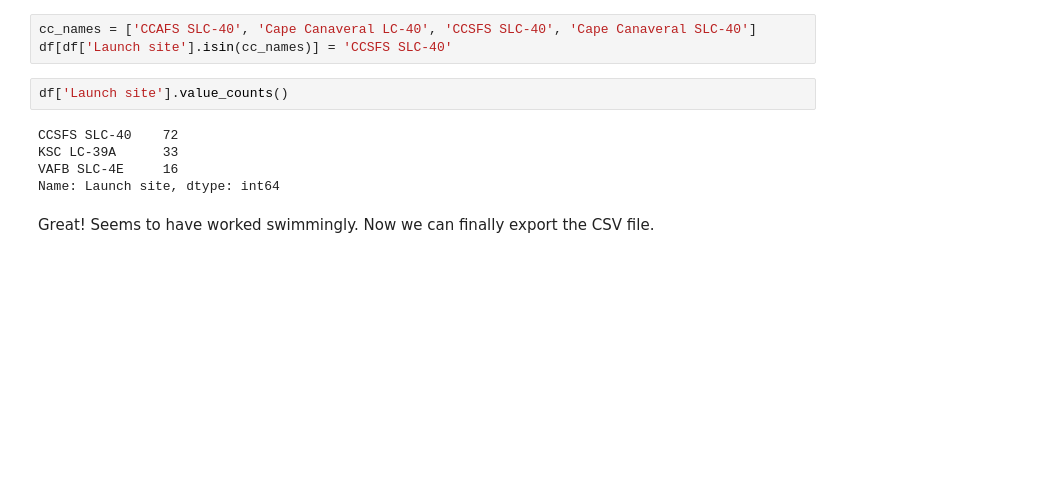
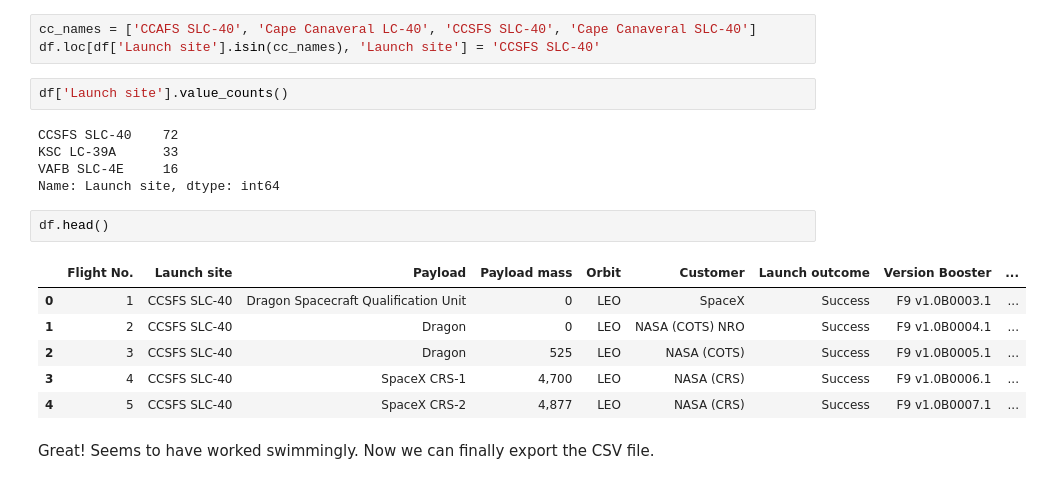
Before and after one commit to achi113s/SpaceY, a Jupyter notebook: Data Collection with BeautifulSoup.ipynb, the cells around one changed output. Cells and saved outputs as stored; diff of their text form; blank space fills up the shorter version.

Commit message:
fix issue where all rows and columns were reassigned to new launch site name rather than the ones i wanted

```diff
--- a/Data Collection with BeautifulSoup.ipynb
+++ b/Data Collection with BeautifulSoup.ipynb
@@ -262,7 +262,7 @@ dtype: int64
 It doesn't look like the newer launch site name indicates more successful booster landings, so I'll go ahead and combine them all into one location name.
 # %%
 cc_names = ['CCAFS SLC-40', 'Cape Canaveral LC-40', 'CCSFS SLC-40', 'Cape Canaveral SLC-40']
-df[df['Launch site'].isin(cc_names)] = 'CCSFS SLC-40'
+df.loc[df['Launch site'].isin(cc_names), 'Launch site'] = 'CCSFS SLC-40'
 # %%
 df['Launch site'].value_counts()
 # %% [output]
@@ -270,6 +270,15 @@ CCSFS SLC-40    72
 KSC LC-39A      33
 VAFB SLC-4E     16
 Name: Launch site, dtype: int64
+# %%
+df.head()
+# %% [output]
+|  | Flight No. | Launch site | Payload | Payload mass | Orbit | Customer | Launch outcome | Version Booster | ... |
+| 0 | 1 | CCSFS SLC-40 | Dragon Spacecraft Qualification Unit | 0 | LEO | SpaceX | Success | F9 v1.0B0003.1 | ... |
+| 1 | 2 | CCSFS SLC-40 | Dragon | 0 | LEO | NASA (COTS) NRO | Success | F9 v1.0B0004.1 | ... |
+| 2 | 3 | CCSFS SLC-40 | Dragon | 525 | LEO | NASA (COTS) | Success | F9 v1.0B0005.1 | ... |
+| 3 | 4 | CCSFS SLC-40 | SpaceX CRS-1 | 4,700 | LEO | NASA (CRS) | Success | F9 v1.0B0006.1 | ... |
+| 4 | 5 | CCSFS SLC-40 | SpaceX CRS-2 | 4,877 | LEO | NASA (CRS) | Success | F9 v1.0B0007.1 | ... |
 # %% [markdown]
 Great! Seems to have worked swimmingly. Now we can finally export the CSV file.
 # %%
```
Also changed, not shown: 1 other file.
